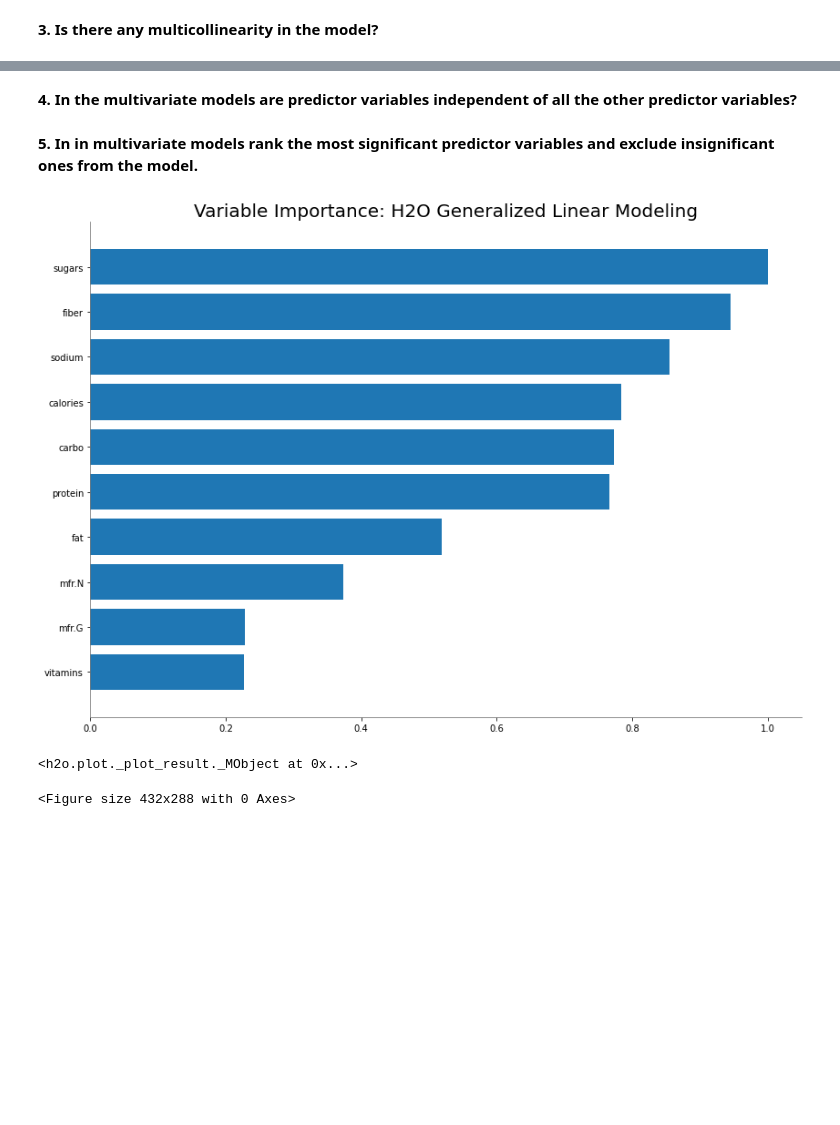
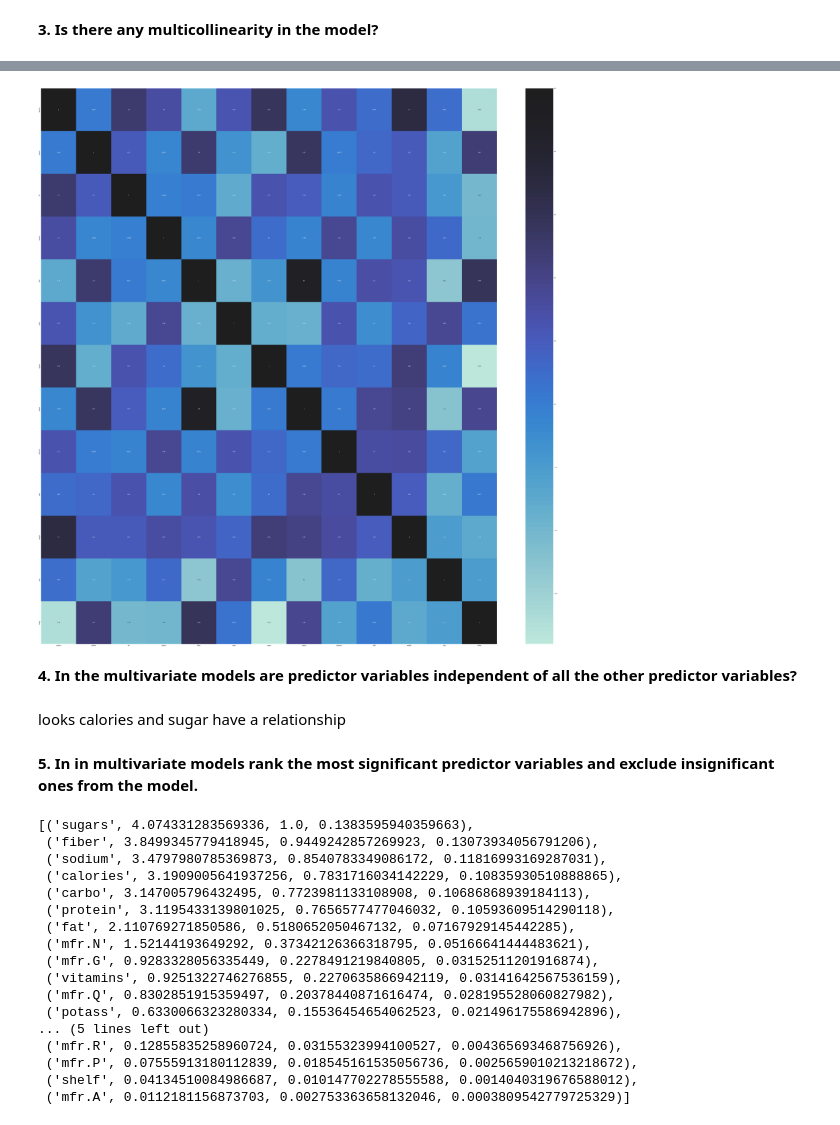
Before and after one commit to meghamkpatel/Skunks_Skool, a Jupyter notebook: INFO_6105/AutoML/Red_Wine_Quality.ipynb, the cells around one changed output, grey strips where cells are left out. Saved outputs shown, nothing was run; the diff lists cells and outputs as text; code cells hidden in the pictures; blank space fills up the shorter version.

```diff
--- a/INFO_6105/AutoML/Red_Wine_Quality.ipynb
+++ b/INFO_6105/AutoML/Red_Wine_Quality.ipynb
@@ -313,5 +366,14 @@ R      40.8968          11.0361            1.50183]
+# %%
+plt.figure(figsize = (80, 80))
+corr=df.corr()
+sns.heatmap(corr, annot = True, center=1)
+plt.show()
+# %% [output]
+[figure, added]
 # %% [markdown]
 **4. In the multivariate models are predictor variables independent of all the other predictor variables?**
+# %% [markdown]
+looks calories and sugar have a relationship
 # %% [markdown]
 **5. In in multivariate models rank the most significant predictor variables and exclude insignificant ones from the model.**
 # %%
@@ -322,8 +384,22 @@ import warnings
 import matplotlib.cbook
 warnings.filterwarnings("ignore", category = matplotlib.cbook.mplDeprecation)
 # %%
-best_model.varimp_plot()
+best_model.varimp()
 # %% [output]
-[figure, removed]
-<h2o.plot._plot_result._MObject at 0x...>
+[('sugars', 4.074331283569336, 1.0, 0.1383595940359663),
+ ('fiber', 3.8499345779418945, 0.9449242857269923, 0.13073934056791206),
+ ('sodium', 3.4797980785369873, 0.8540783349086172, 0.11816993169287031),
+ ('calories', 3.1909005641937256, 0.7831716034142229, 0.10835930510888865),
+ ('carbo', 3.147005796432495, 0.7723981133108908, 0.10686868939184113),
+ ('protein', 3.1195433139801025, 0.7656577477046032, 0.10593609514290118),
+ ('fat', 2.110769271850586, 0.5180652050467132, 0.07167929145442285),
+ ('mfr.N', 1.52144193649292, 0.37342126366318795, 0.05166641444483621),
+ ('mfr.G', 0.9283328056335449, 0.2278491219840805, 0.03152511201916874),
+ ('vitamins', 0.9251322746276855, 0.2270635866942119, 0.03141642567536159),
+ ('mfr.Q', 0.8302851915359497, 0.20378440871616474, 0.028195528060827982),
+ ('potass', 0.6330066323280334, 0.15536454654062523, 0.021496175586942896),
+... (5 lines left out)
+ ('mfr.R', 0.12855835258960724, 0.03155323994100527, 0.004365693468756926),
+ ('mfr.P', 0.07555913180112839, 0.018545161535056736, 0.0025659010213218672),
+ ('shelf', 0.04134510084986687, 0.010147702278555588, 0.0014040319676588012),
+ ('mfr.A', 0.0112181156873703, 0.002753363658132046, 0.0003809542779725329)]
-<Figure size 432x288 with 0 Axes>
```
Also changed, not shown: parts of 23 cells of this notebook.
